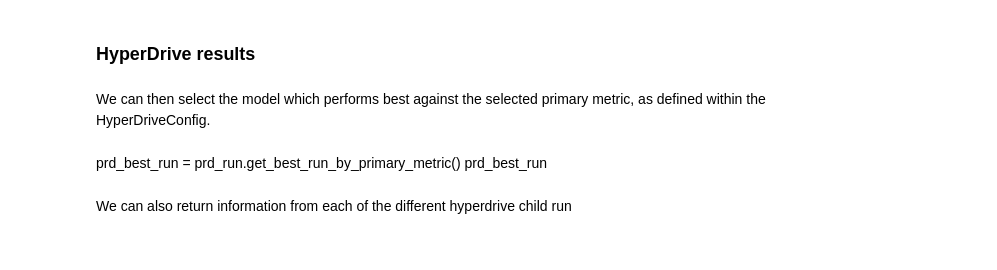
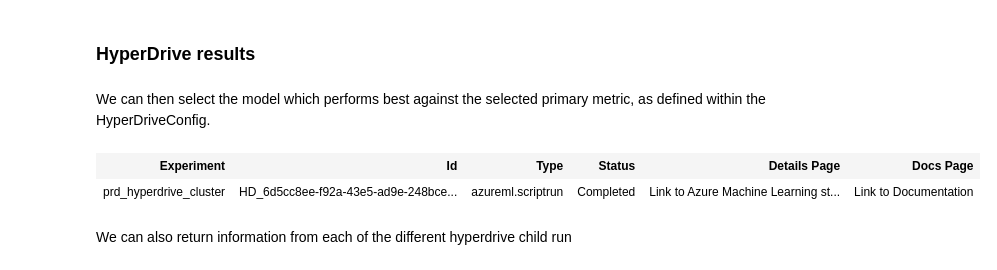
Before and after one commit to informatics-lab/precip_rediagnosis, a Jupyter notebook: model_pipeline/prd_mlops_azml_cluster_hyperdrive_demo.ipynb, the cells around one changed output. Drawn from its saved outputs; the diff is of its cells as text; code cells hidden in the pictures.

```diff
--- a/model_pipeline/prd_mlops_azml_cluster_hyperdrive_demo.ipynb
+++ b/model_pipeline/prd_mlops_azml_cluster_hyperdrive_demo.ipynb
@@ -221,9 +221,12 @@ assert(prd_run.get_status() == "Completed")
 ### HyperDrive results
 # %% [markdown]
 We can then select the model which performs best against the selected primary metric, as defined within the HyperDriveConfig.
-# %% [markdown]
-prd_best_run = prd_run.get_best_run_by_primary_metric()
-prd_best_run
+# %%
+prd_best_run = prd_run.get_best_run_by_primary_metric()
+prd_best_run
+# %% [output]
+| Experiment | Id | Type | Status | Details Page | Docs Page |
+| prd_hyperdrive_cluster | HD_6d5cc8ee-f92a-43e5-ad9e-248bce... | azureml.scriptrun | Completed | Link to Azure Machine Learning st... | Link to Documentation |
 # %% [markdown]
 We can also return information from each of the different hyperdrive child run
 # %%
```
Also changed, not shown: parts of 20 cells of this notebook, 3 other files.
